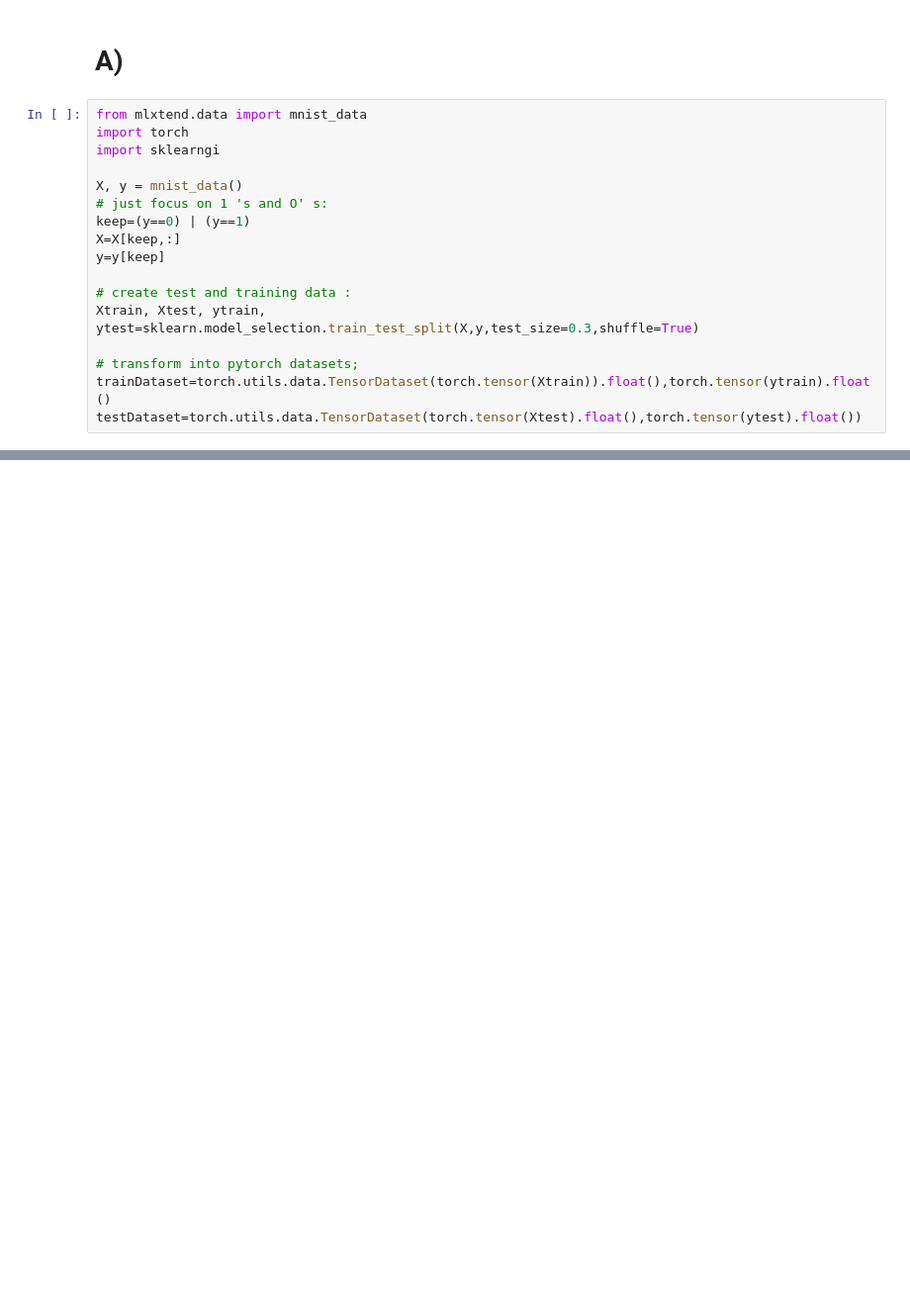
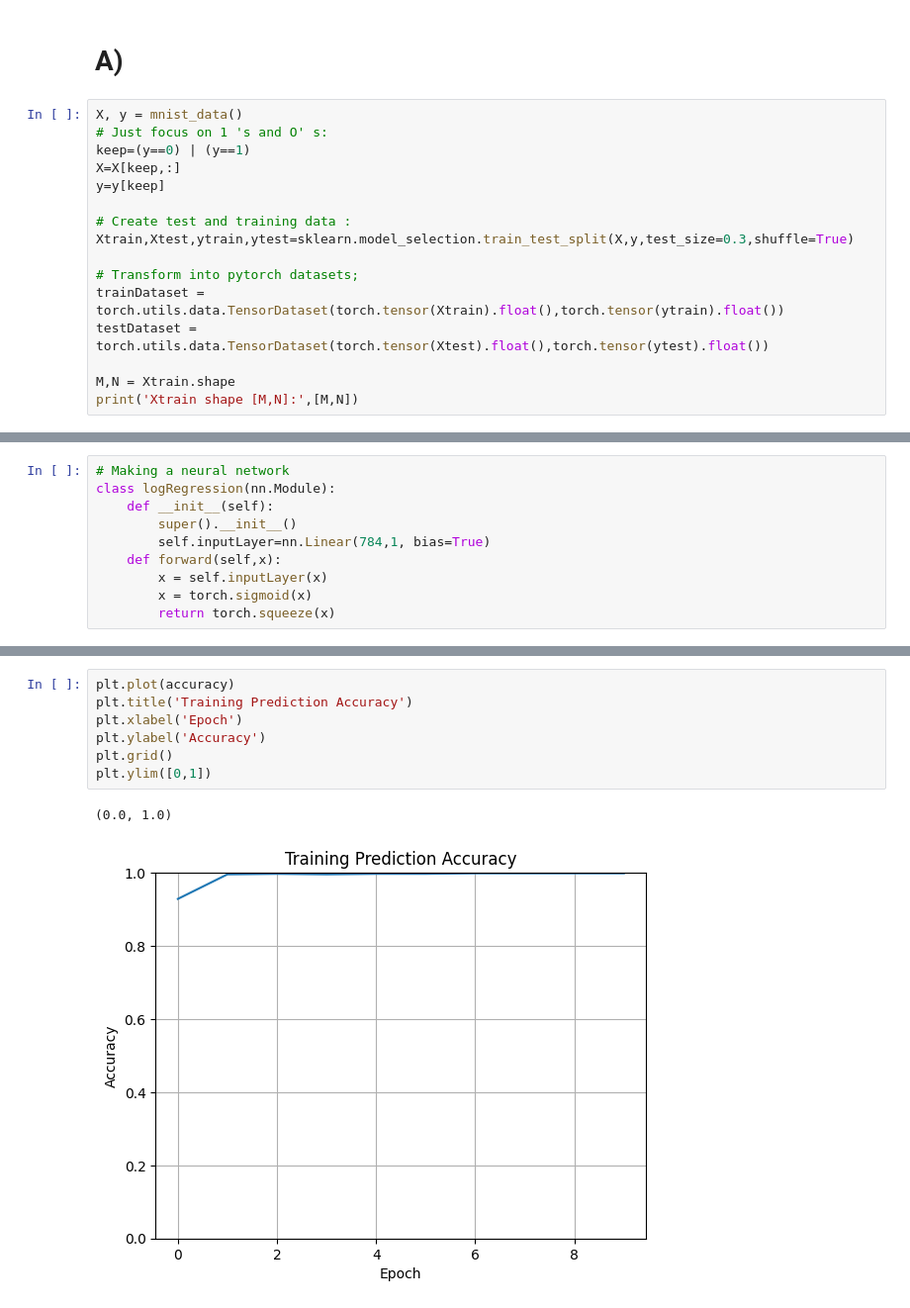
Before and after one commit to KasperMollerHansen/DeepLearning, a Jupyter notebook: thomas/Week2.ipynb, the cells around one changed output, grey strips where cells are left out. Shown at 99% size. Drawn from its saved outputs; the diff is of its cells as text; blank space fills up the shorter version.

```diff
--- a/thomas/Week2.ipynb
+++ b/thomas/Week2.ipynb
@@ -37,20 +24,19 @@ back to np:
 # %% [markdown]
 # A)
 # %%
-from mlxtend.data import mnist_data
-import torch
-import sklearngi
-
 X, y = mnist_data()
-# just focus on 1 's and O' s:
+# Just focus on 1 's and O' s:
 keep=(y==0) | (y==1)
 X=X[keep,:]
 y=y[keep]
 
-# create test and training data :
-Xtrain, Xtest, ytrain, ytest=sklearn.model_selection.train_test_split(X,y,test_size=0.3,shuffle=True)
+# Create test and training data :
+Xtrain,Xtest,ytrain,ytest=sklearn.model_selection.train_test_split(X,y,test_size=0.3,shuffle=True)
 
-# transform into pytorch datasets;
-trainDataset=torch.utils.data.TensorDataset(torch.tensor(Xtrain)).float(),torch.tensor(ytrain).float()
-testDataset=torch.utils.data.TensorDataset(torch.tensor(Xtest).float(),torch.tensor(ytest).float())
+# Transform into pytorch datasets;
+trainDataset = torch.utils.data.TensorDataset(torch.tensor(Xtrain).float(),torch.tensor(ytrain).float())
+testDataset = torch.utils.data.TensorDataset(torch.tensor(Xtest).float(),torch.tensor(ytest).float())
+
+M,N = Xtrain.shape
+print('Xtrain shape [M,N]:',[M,N])
 # %% [output]
@@ -57,0 +44,10 @@ AttributeError: module 'sklearn' has no attribute 'model_selection'
+# %%
+# Making a neural network
+class logRegression(nn.Module):
+    def __init__(self):
+        super().__init__()
+        self.inputLayer=nn.Linear(784,1, bias=True)
+    def forward(self,x):
+        x = self.inputLayer(x)
+        x = torch.sigmoid(x)
+        return torch.squeeze(x)
@@ -57,0 +119,10 @@ AttributeError: module 'sklearn' has no attribute 'model_selection'
+# %%
+plt.plot(accuracy)
+plt.title('Training Prediction Accuracy')
+plt.xlabel('Epoch')
+plt.ylabel('Accuracy')
+plt.grid()
+plt.ylim([0,1])
+# %% [output]
+(0.0, 1.0)
+[figure, added]
```
Also changed, not shown: parts of 22 cells of this notebook.
